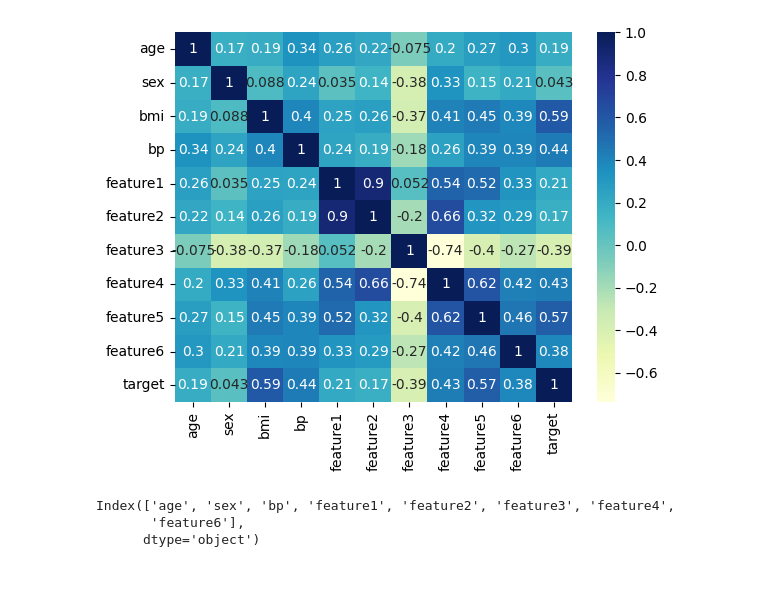
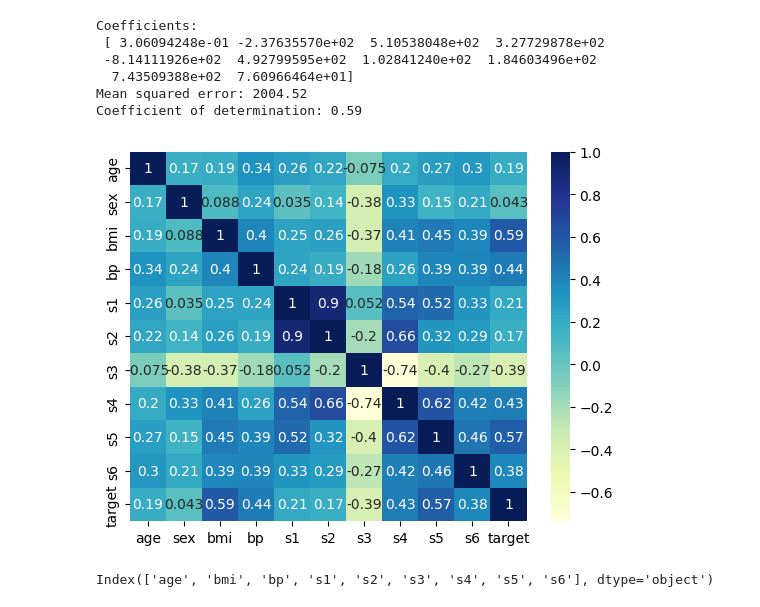
Before and after one commit to solidglue/Machine_Learning_Sklearn_Examples, a Jupyter notebook: 01_Supervised_learning/01_01_Linear_regression.ipynb, the cells around one changed output. Saved outputs shown, nothing was run; the diff lists cells and outputs as text; code cells hidden in the pictures; blank space fills up the shorter version.

```diff
--- a/01_Supervised_learning/01_01_Linear_regression.ipynb
+++ b/01_Supervised_learning/01_01_Linear_regression.ipynb
@@ -146,19 +62,69 @@ Coefficient of determination: 0.48
+# %%
+### 1.1.2 多元线性回归
+#多个特征，更接近实际情况。
+
+# 加载diabetes数据集
+diabetes_X, diabetes_y = datasets.load_diabetes(return_X_y=True)
+
+# 特征数据划分训练集和测试集
+diabetes_X_train = diabetes_X[:-20] #后20个样本作为测试集，其余作为训练集
+diabetes_X_test = diabetes_X[-20:]
+
+# 标签（类别）数据划分训练集和测试集
+diabetes_y_train = diabetes_y[:-20] #后20个样本作为测试集，其余作为训练集
+diabetes_y_test = diabetes_y[-20:]
+
+# 创建linear regression模型
+regr = linear_model.LinearRegression()
+
+# 模型训练
+regr.fit(diabetes_X_train, diabetes_y_train)
+
+# 预测集结果预测
+diabetes_y_pred = regr.predict(diabetes_X_test)
+
+# 模型系数
+print("Coefficients: \n", regr.coef_)
+
+# 模型评估MSE指标
+print("Mean squared error: %.2f" % mean_squared_error(diabetes_y_test, diabetes_y_pred))
+
+# 模型评估R2指标
+print("Coefficient of determination: %.2f" % r2_score(diabetes_y_test, diabetes_y_pred))
+
+##对比一元和多元线性回归结果，可知多元回归效果更好-MSE较小，R2分数较大。
+# %% [output]
+Coefficients:
+ [ 3.06094248e-01 -2.37635570e+02  5.10538048e+02  3.27729878e+02
+ -8.14111926e+02  4.92799595e+02  1.02841240e+02  1.84603496e+02
+  7.43509388e+02  7.60966464e+01]
+Mean squared error: 2004.52
+Coefficient of determination: 0.59
 # %%
-#进阶- 特征分析
+##<进阶> 特征分析
 #通过特征相关性热力图可得到特征两两间的相关性，特征较多时可筛选出头部重要特征，在效果和性能直接折中。
+#对角线为1，表示特征与自身绝对相关。非对角线表示特征与其他特征的相关性，数值越大越相关。
+diabetes_X, diabetes_y = datasets.load_diabetes(return_X_y=True,as_frame=True) #导入dataframe格式的数据集
 train_data = pd.concat([diabetes_X,diabetes_y],axis=1)
 sns.heatmap(train_data.corr(), annot=True, cmap="YlGnBu");
 # %% [output]
-[figure, old version]
+[figure, new version]
 # %%
-#例如此处删除相关性最高的特征bmi和feature3，各项指标下降明细，侧面说明该特征很重要。
-#同理删除特征sex，效果基本持平，但可以节省一些计算资源，特别是数据集较大的时候。
-diabetes_X_train2 = diabetes_X_train.drop(['bmi','feature5'],axis=1)
-diabetes_X_test2 = diabetes_X_test.drop(['bmi','feature5'],axis=1)
+## 删除与target标签相关性低的特征，效果影响不大
+
+# 特征数据划分训练集和测试集
+diabetes_X_train = diabetes_X[:-20] #后20个样本作为测试集，其余作为训练集
+diabetes_X_test = diabetes_X[-20:]
+
+# 标签（类别）数据划分训练集和测试集
+diabetes_y_train = diabetes_y[:-20] #后20个样本作为测试集，其余作为训练集
+diabetes_y_test = diabetes_y[-20:]
+
+#删除特征sex，效果基本持平，但可以节省一些计算资源，特别是数据集较大的时候。
+diabetes_X_train2 = diabetes_X_train.drop(['sex'],axis=1)
+diabetes_X_test2 = diabetes_X_test.drop(['sex'],axis=1)
 
 diabetes_X_train2.columns
 # %% [output]
-Index(['age', 'sex', 'bp', 'feature1', 'feature2', 'feature3', 'feature4',
-       'feature6'],
-      dtype='object')
+Index(['age', 'bmi', 'bp', 's1', 's2', 's3', 's4', 's5', 's6'], dtype='object')
 # %%
```
Also changed, not shown: parts of 16 cells of this notebook, 22 other files.
